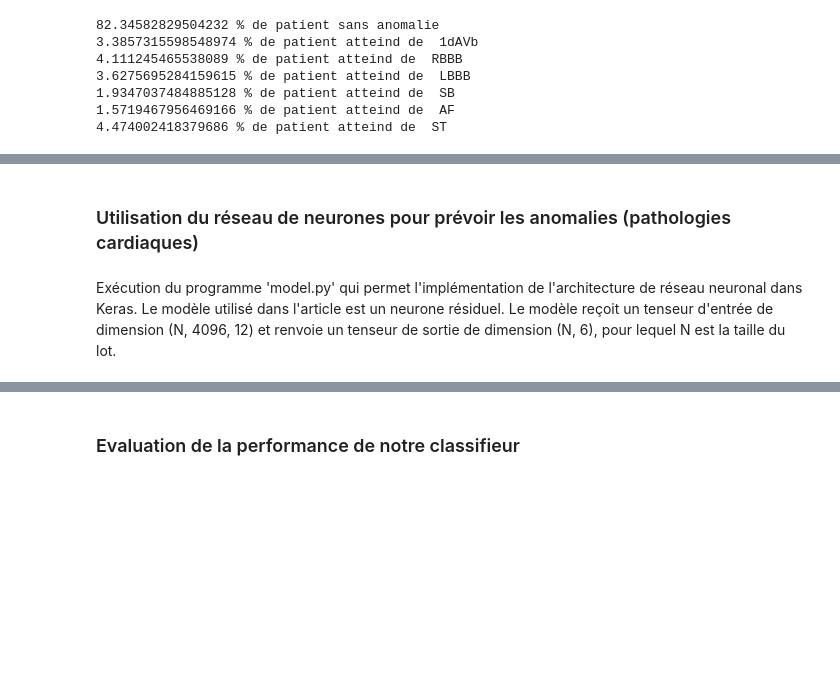
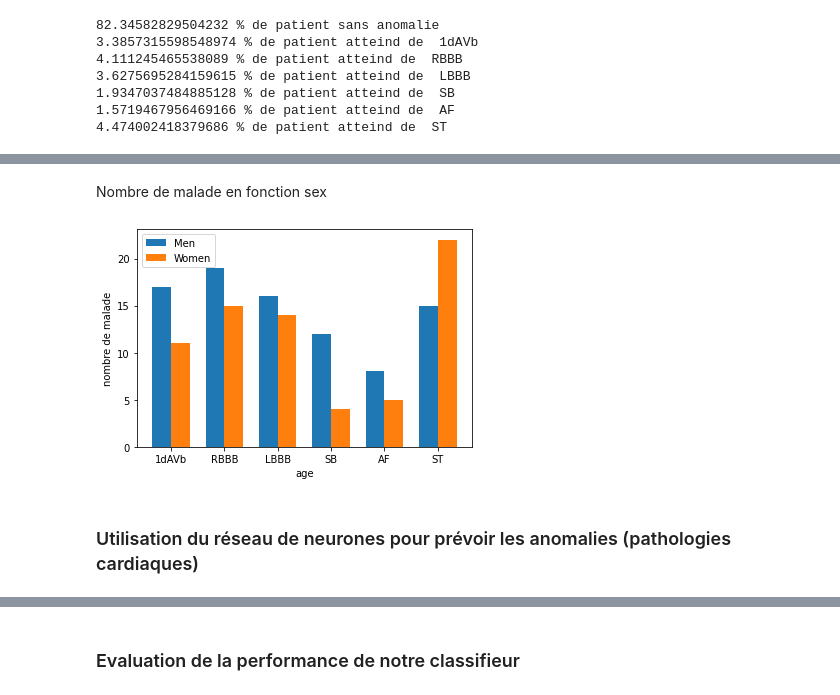
Before and after one commit to oceanespinasse/Projet-Cardiologie, a Jupyter notebook: Test.ipynb, the cells around one changed output, grey strips where cells are left out. Drawn from its saved outputs; the diff is of its cells as text; code cells hidden in the pictures; blank space fills up the shorter version.

```diff
--- a/Test.ipynb
+++ b/Test.ipynb
@@ -217,4 +312,42 @@ for abnormality in list_abnormality :
+# %% [markdown]
+Nombre de malade en fonction sex
+# %%
+at_sex = attribute["sex"]
+list_abnormality = ["1dAVb", "RBBB", "LBBB", "SB", "AF", "ST"]
+
+men_means = []
+women_means = []
+for index, abnormality in enumerate (list_abnormality) :
+    tab_sex = np.zeros((2))
+    for sex in ["M","F"]:
+        tab = []
+        for i in range(827):
+            if at_sex[i] == sex :
+                tab.append(i)
+        #print(tab)
+        if tab != []:
+            compt = 0
+            for j in range (len(tab)):
+                if (df_goldStandard[abnormality][tab[j]] == 1):
+                    compt = compt+1
+        if sex == "M":
+            tab_sex[0] = compt
+        if sex == "F":
+            tab_sex[1] = compt
+    men_means.append(tab_sex[0])
+    women_means.append(tab_sex[1])
+x = np.arange(len(list_abnormality))
+width = 0.35
+fig,ax = plt.subplots()
+rects1 = ax.bar(x - width/2, men_means, width, label='Men')
+rects2 = ax.bar(x + width/2, women_means, width, label='Women')
+plt.xlabel("age")
+plt.ylabel("nombre de malade")
+ax.set_xticks(x)
+ax.set_xticklabels(list_abnormality)
+ax.legend()
+plt.show()
+# %% [output]
+[figure, added]
 # %% [markdown]
 ### Utilisation du réseau de neurones pour prévoir les anomalies (pathologies cardiaques)
-# %% [markdown]
-Exécution du programme 'model.py' qui permet l'implémentation de l'architecture de réseau neuronal dans Keras. Le modèle utilisé dans l'article est un neurone résiduel. Le modèle reçoit un tenseur d'entrée de dimension (N, 4096, 12) et renvoie un tenseur de sortie de dimension (N, 6), pour lequel N est la taille du lot.
```
Also changed, not shown: parts of 20 cells of this notebook.
